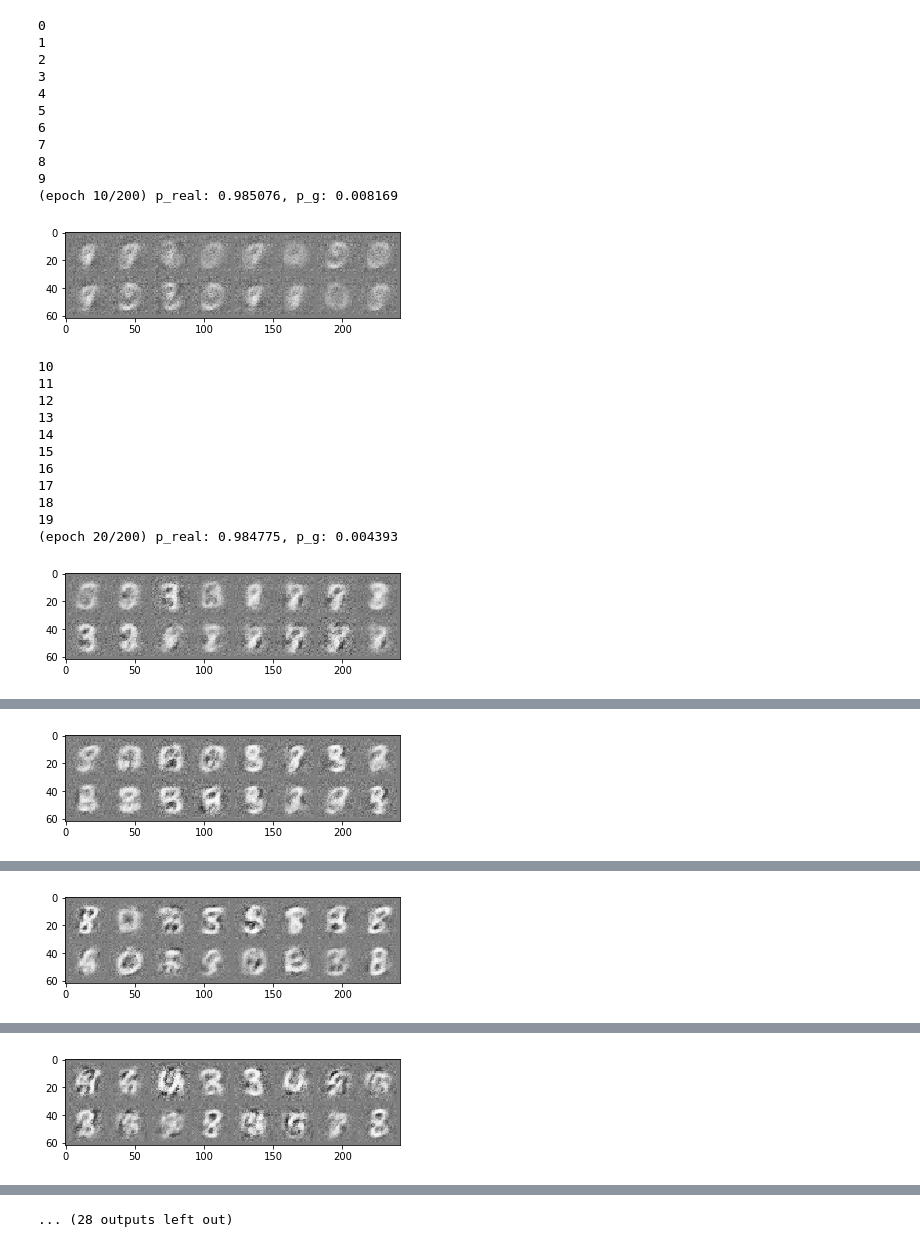
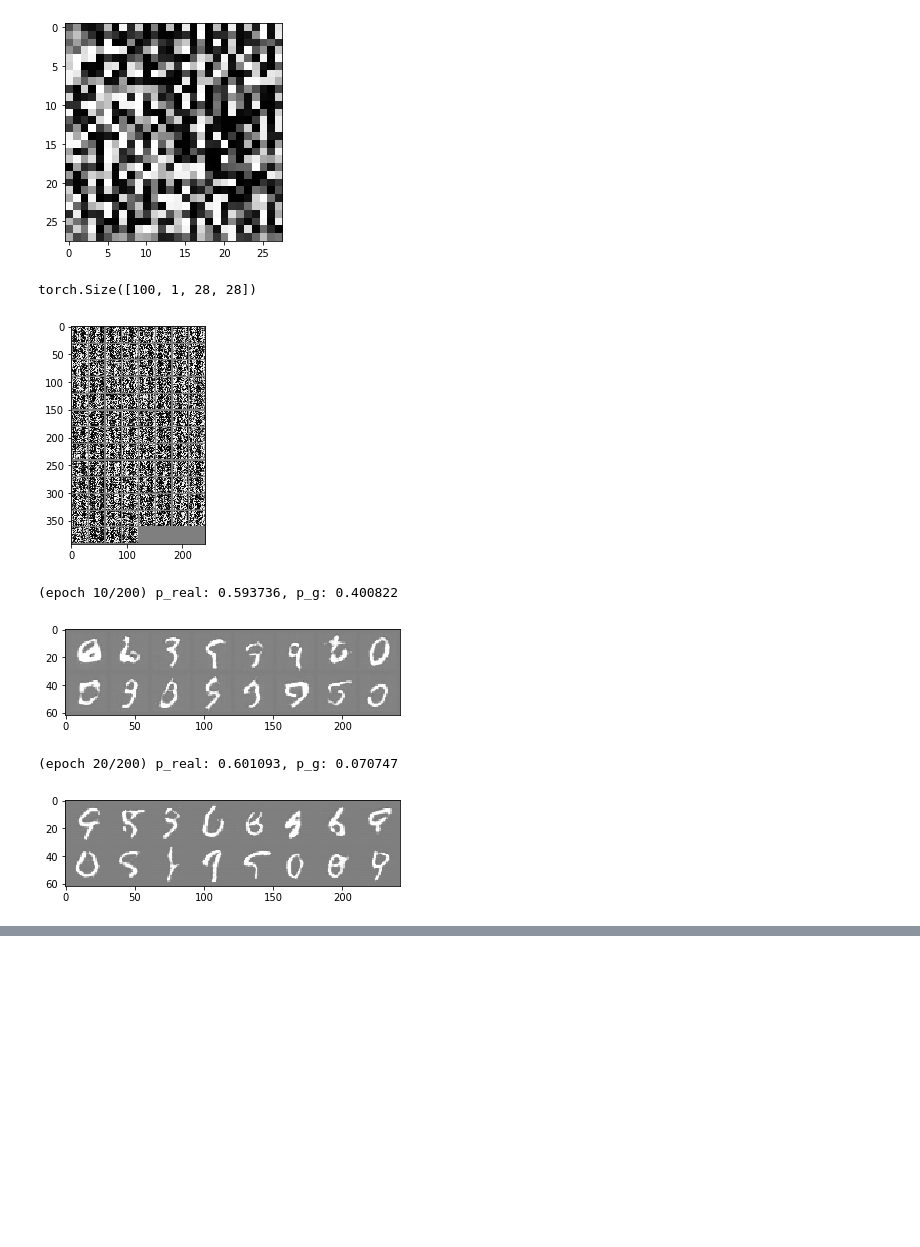
Before and after one commit to hursung1/DeepGenerativeReplay, a Jupyter notebook: DC_GAN.ipynb, the cells around one changed output, grey strips where cells are left out. Cells and saved outputs as stored; diff of their text form; code cells hidden in the pictures; blank space fills up the shorter version.

```diff
--- a/DC_GAN.ipynb
+++ b/DC_GAN.ipynb
@@ -31,7 +38,7 @@ def imshow(img):
     plt.show()
 
 def imshow_grid(img):
-    img = utils.make_grid(img.cpu().detach())
+    img = torchvision.utils.make_grid(img.cpu().detach())
     img = (img+1)/2
     npimg = img.numpy()
     plt.imshow(np.transpose(npimg, (1,2,0)))
@@ -126 +129,26 @@ tensor([[0.4855, 0.4875, 0.4850, 0.4859, 0.4882]], device='cuda:0',
+# %%
+gen = Generator()
+disc = Discriminator()
+
+def sample_z(batch_size = 1, N_noise=100):
+    if cuda_available:
+        return torch.randn(batch_size, N_noise).cuda()
+    else:
+        return torch.randn(batch_size, N_noise)
+# 노이즈 생성하기
+z = sample_z()
+# 가짜 이미지 생성하기
+img_fake = gen(z)
+# 이미지 출력하기
+imshow(img_fake.squeeze().cpu().detach())
+
+# Batch SIze만큼 노이즈 생성하여 그리드로 출력하기
+z = sample_z(batch_size)
+img_fake = gen(z)
+print(img_fake.shape)
+imshow_grid(img_fake)
+# %% [output]
+[figure, added]
+torch.Size([100, 1, 28, 28])
+[figure, added]
 # %%
@@ -207,53 +220,33 @@ def evaluate_model(generator, discriminator):
 # %%
 def init_params(model):
     for p in model.parameters():
         if(p.dim() > 1):
-            nn.init.xavier_normal_(p)
+            torch.nn.init.xavier_normal_(p)
         else:
-            nn.init.uniform_(p, 0.1, 0.2)
+            torch.nn.init.uniform_(p, 0.1, 0.2)
 
-init_params(G)
-init_params(D)
+init_params(gen)
+init_params(disc)
 
-optimizer_g = optim.Adam(G.parameters(), lr = 0.0002)
-optimizer_d = optim.Adam(D.parameters(), lr = 0.0002)
+
+optimizer_g = torch.optim.Adam(gen.parameters(), lr = 0.0002)
+optimizer_d = torch.optim.Adam(disc.parameters(), lr = 0.0002)
 
 p_real_trace = []
 p_fake_trace = []
 
 for epoch in range(200):
-    print(epoch)
-    run_epoch(G, D, optimizer_g, optimizer_d)
-    p_real, p_fake = evaluate_model(G,D)
+    run_epoch(gen, disc, optimizer_g, optimizer_d)
+    p_real, p_fake = evaluate_model(gen,disc)
 
     p_real_trace.append(p_real)
     p_fake_trace.append(p_fake)
 
     if((epoch+1)% 10 == 0):
         print('(epoch %i/200) p_real: %f, p_g: %f' % (epoch+1, p_real, p_fake))
-        imshow_grid(G(sample_z(16)).view(-1, 1, 28, 28))
+        imshow_grid(gen(sample_z(16)).view(-1, 1, 28, 28))
 # %% [output]
-0
-1
-2
-3
-4
-5
-6
-7
-8
-9
-(epoch 10/200) p_real: 0.985076, p_g: 0.008169
+(epoch 10/200) p_real: 0.593736, p_g: 0.400822
-[figure, old version]
+[figure, new version]
-10
-11
-12
-13
-14
-15
-16
-17
-18
-19
-(epoch 20/200) p_real: 0.984775, p_g: 0.004393
+(epoch 20/200) p_real: 0.601093, p_g: 0.070747
-[figure, old version]
+[figure, new version]
@@ -271 +252,0 @@ for epoch in range(200):
-[figure, removed]
@@ -283 +252,0 @@ for epoch in range(200):
-[figure, removed]
@@ -295 +252,0 @@ for epoch in range(200):
-[figure, removed]
@@ -308 +252,0 @@ for epoch in range(200):
-... (28 outputs left out)
```
Also changed, not shown: parts of 11 cells of this notebook.
